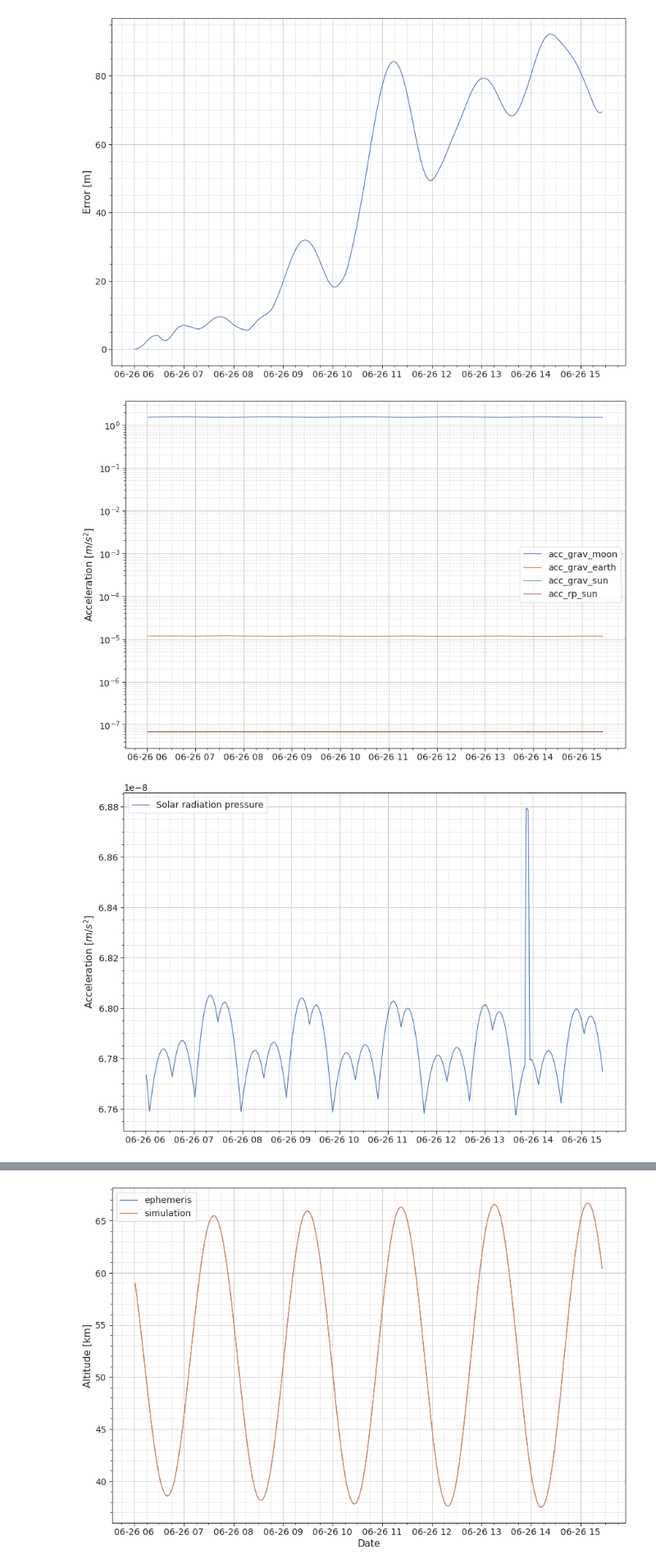
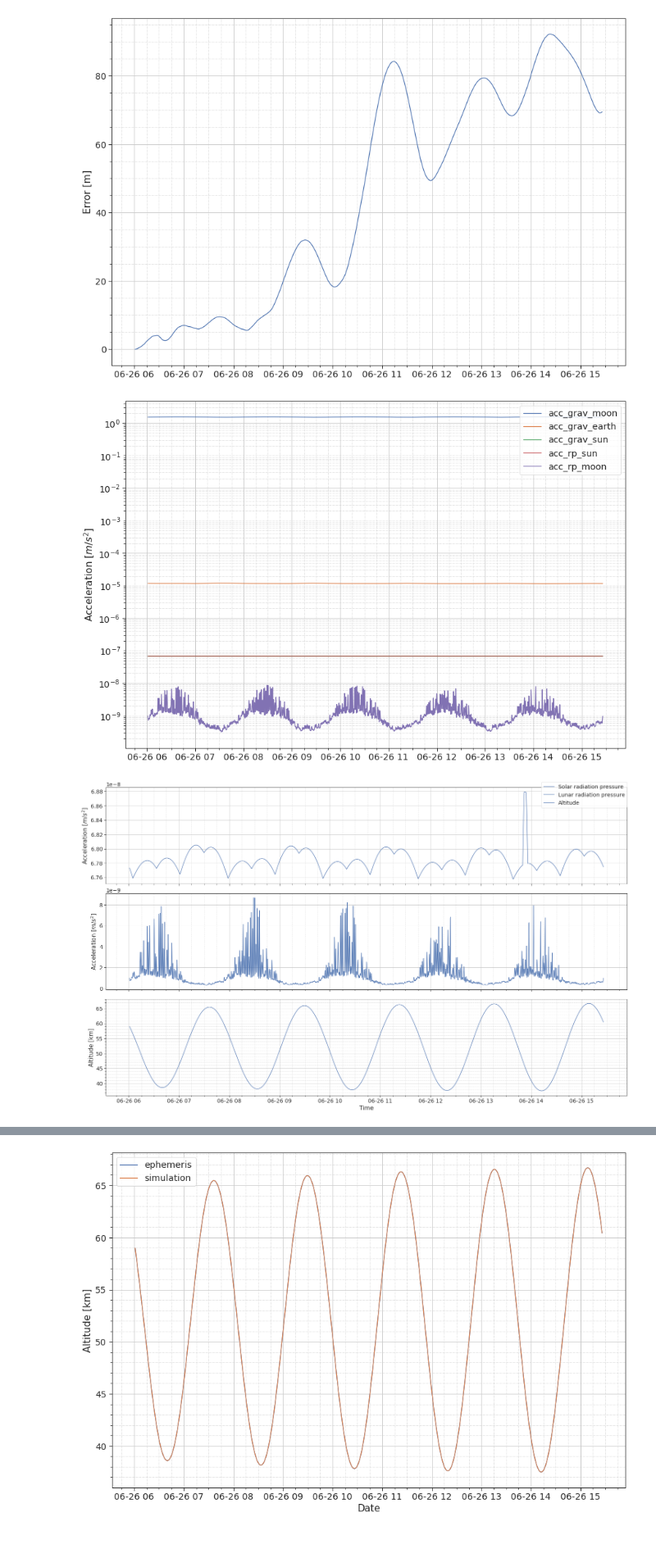
Before and after one commit to DominikStiller/tudelft-hpb-project, a Jupyter notebook: analysis/lro_simulation.ipynb, the cells around one changed output, grey strips where cells are left out. Shown at 82% size. Saved outputs shown, nothing was run; the diff lists cells and outputs as text; code cells hidden in the pictures; blank space fills up the shorter version.

```diff
--- a/analysis/lro_simulation.ipynb
+++ b/analysis/lro_simulation.ipynb
@@ -18,7 +18,8 @@ JULIAN_DAY = 86400.0
 JULIAN_DAY_ON_J2000 = 2451545.0
 
 pos_names = ["pos_x", "pos_y", "pos_z"]
-acc_names = ["acc_grav_moon", "acc_grav_earth", "acc_grav_sun", "acc_rp_sun"]
+acc_names = ["acc_grav_moon", "acc_grav_earth", "acc_grav_sun", "acc_rp_sun", "acc_rp_moon"]
+output_folder = "../../tudat-bundle/output/lro/baseline"
 # %%
 def read_simulation_results(dependent_variable_history_file):
     def gen_vector_colnames(names):
@@ -43,7 +44,7 @@ def read_simulation_results(dependent_variable_history_file):
 
     return df
 
-df_simulation = read_simulation_results("../../tudat-bundle/output/lro/baseline/lro_dependent_variable_history.dat")
+df_simulation = read_simulation_results(f"{output_folder}/lro_dependent_variable_history.dat")
 df_simulation
 # %% [output]
 |  | pos_x | pos_y | pos_z | vel_x | vel_y | vel_z | kepler_a | kepler_e | kepler_i | ... |
@@ -165,18 +176,23 @@ def plot_accelerations(df_simulation):
 
 plot_accelerations(df_simulation)
 # %% [output]
-[figure, old version]
+[figure, new version]
 # %%
 def plot_rp_acceleration(df_simulation):
-    plt.figure(figsize=[12, 8])
+    fig, axs = plt.subplots(3, 1, figsize=[20, 12], sharex=True)
 
-    plt.plot(df_simulation.index, df_simulation["acc_rp_sun"], label="Solar radiation pressure")
+    axs[0].plot(df_simulation.index, df_simulation["acc_rp_sun"], label="Solar radiation pressure")
+    axs[1].plot(df_simulation.index, df_simulation["acc_rp_moon"], label="Lunar radiation pressure")
+    axs[2].plot(df_simulation.index, (df_simulation["r"]-moon_polar_radius) / 1e3, label="Altitude")
 
-    plt.ylabel("Acceleration [$m/s^2$]")
-    plt.legend()
+    axs[-1].set_xlabel("Time")
+    axs[0].set_ylabel("Acceleration [$m/s^2$]")
+    axs[1].set_ylabel("Acceleration [$m/s^2$]")
+    axs[2].set_ylabel("Altitude [km]")
+    fig.legend()
 
     format_plot()
 
 plot_rp_acceleration(df_simulation)
 # %% [output]
-[figure, old version]
+[figure, new version]
```
Also changed, not shown: parts of 5 cells of this notebook, 5 other files.
